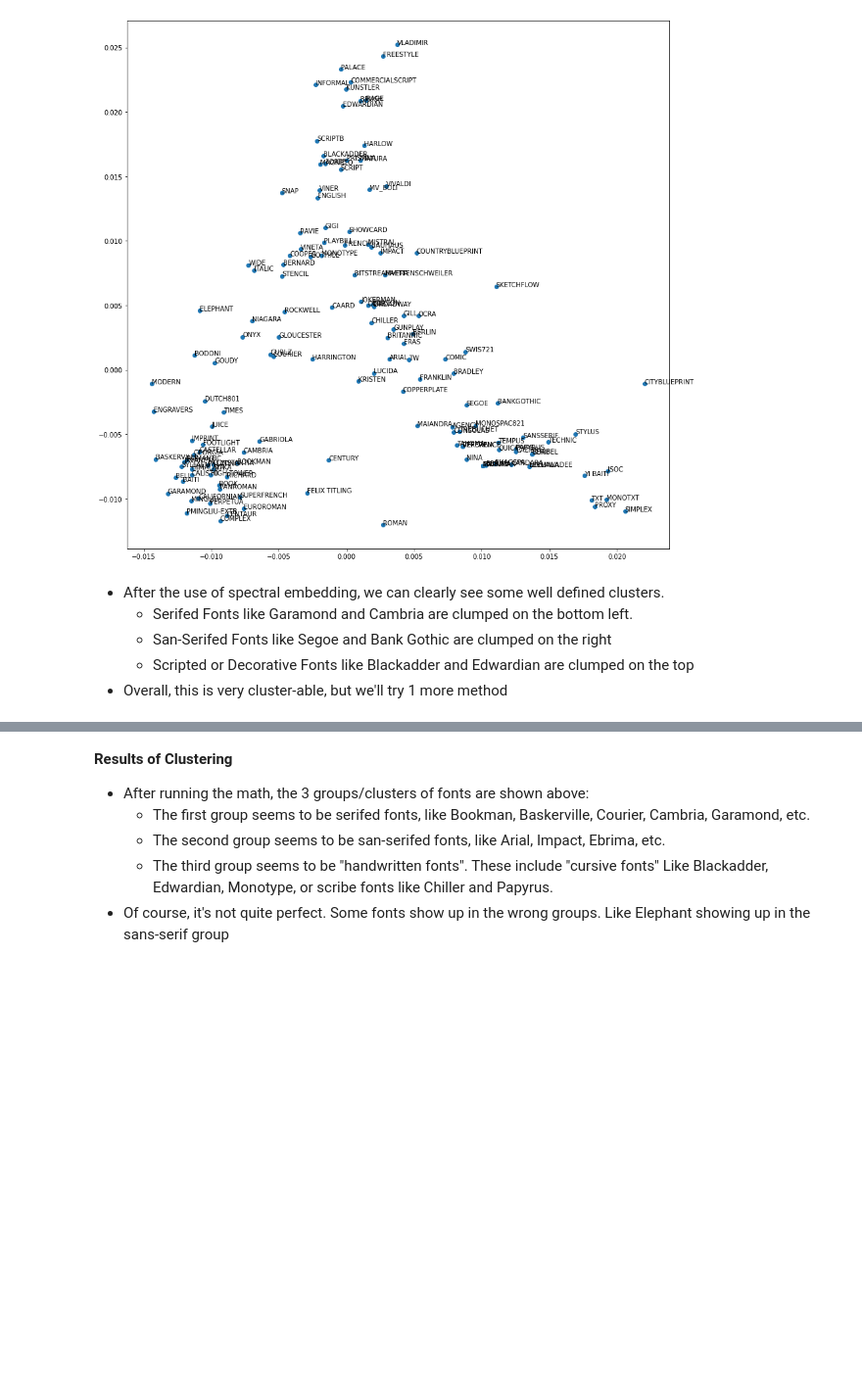
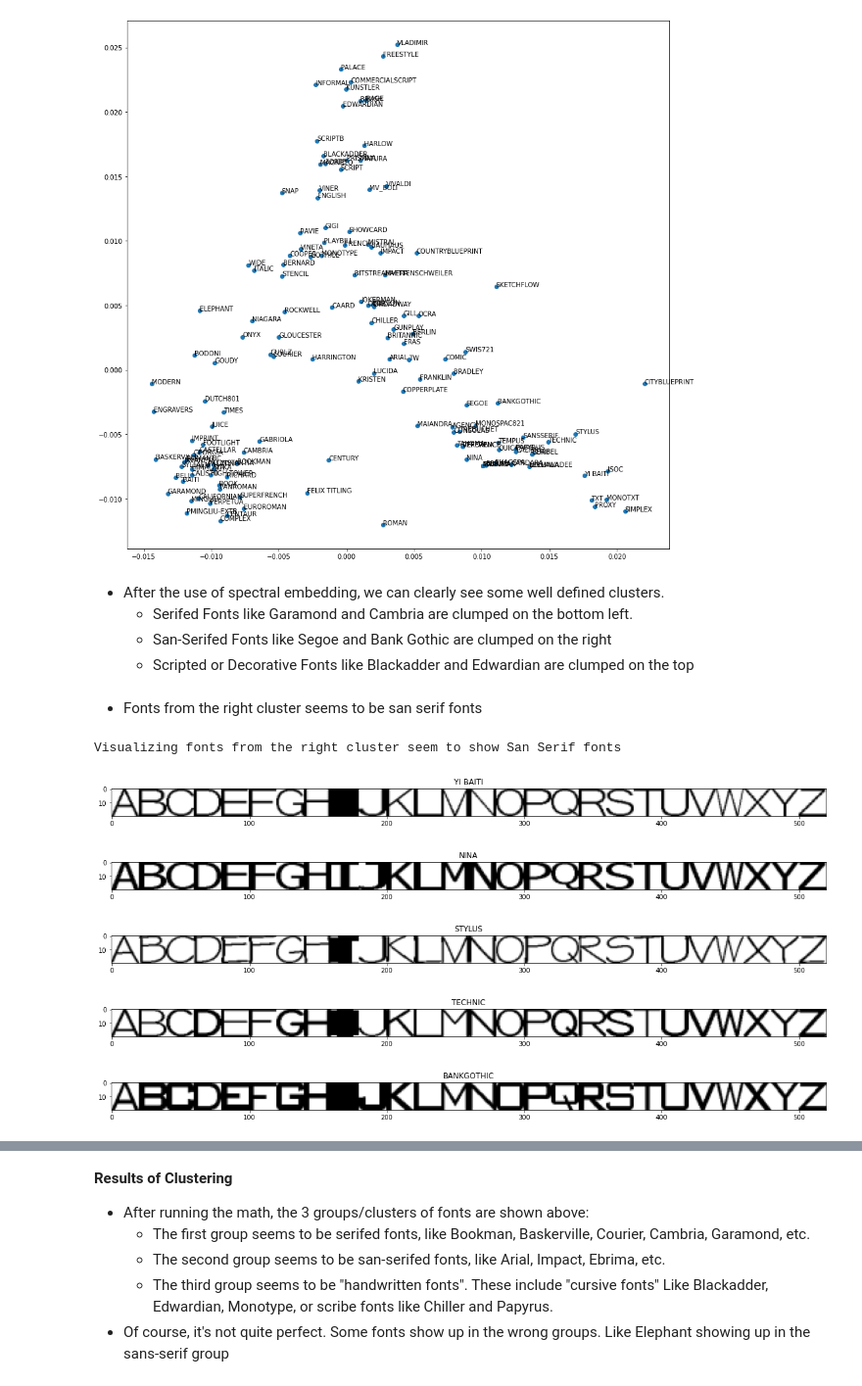
Before and after one commit to benduong2001/dsproject_font_decorator, a Jupyter notebook: font-type-image-classification.ipynb, the cells around one changed output, grey strips where cells are left out. Shown at 98% size. Drawn from its saved outputs; the diff is of its cells as text; code cells hidden in the pictures; blank space fills up the shorter version.

```diff
--- a/font-type-image-classification.ipynb
+++ b/font-type-image-classification.ipynb
@@ -266,4 +252,19 @@ for i, txt in enumerate(n):
   * Serifed Fonts like Garamond and Cambria are clumped on the bottom left.
   * San-Serifed Fonts like Segoe and Bank Gothic are clumped on the right
   * Scripted or Decorative Fonts like Blackadder and Edwardian are clumped on the top
-* Overall, this is very cluster-able, but we'll try 1 more method
+# %% [markdown]
+* Fonts from the right cluster seems to be  san serif fonts
+# %%
+print("Visualizing fonts from the right cluster seem to show San Serif fonts")
+plot_font("YI BAITI")
+plot_font("NINA")
+plot_font("STYLUS")
+plot_font("TECHNIC")
+plot_font("BANKGOTHIC")
+# %% [output]
+Visualizing fonts from the right cluster seem to show San Serif fonts
+[figure, added]
+[figure, added]
+[figure, added]
+[figure, added]
+[figure, added]
```
Also changed, not shown: parts of 49 cells of this notebook.
